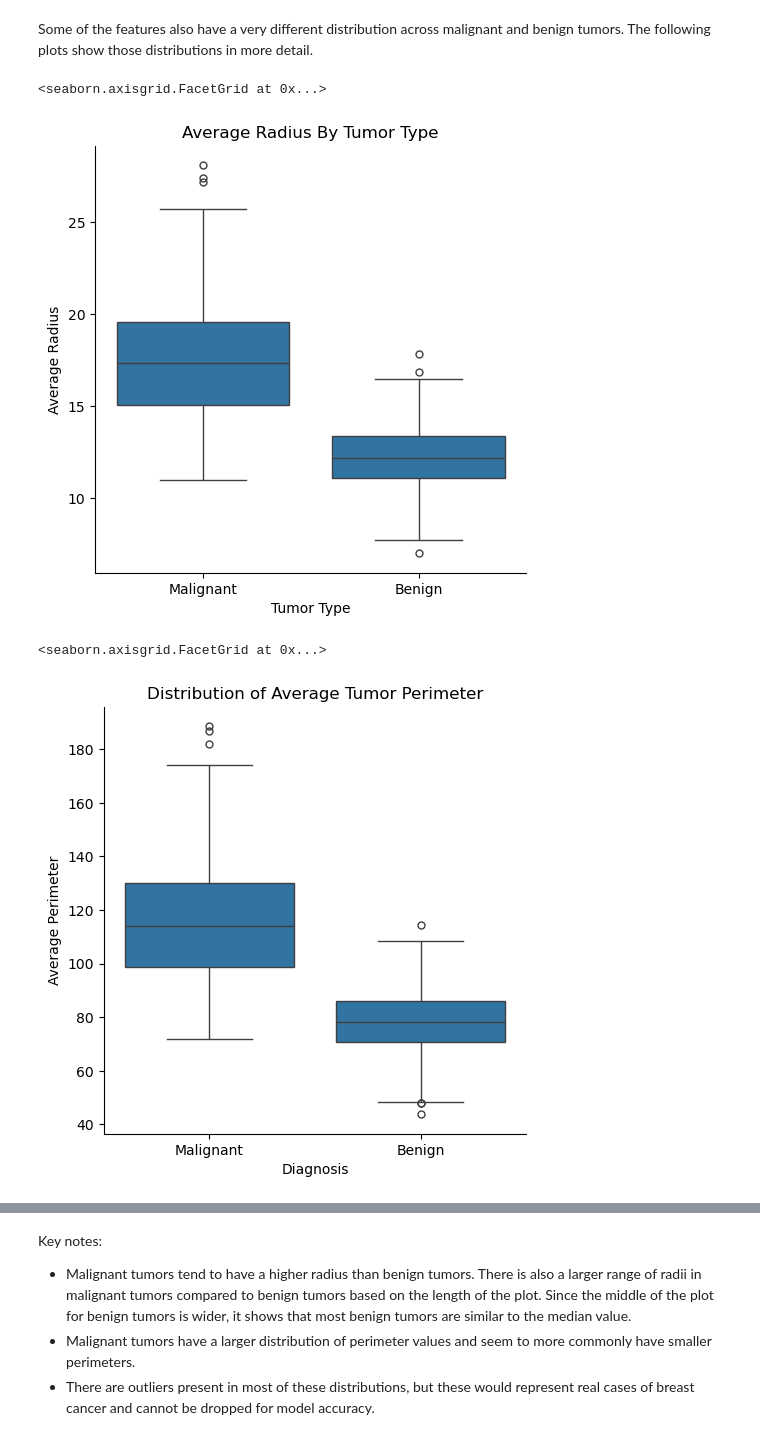
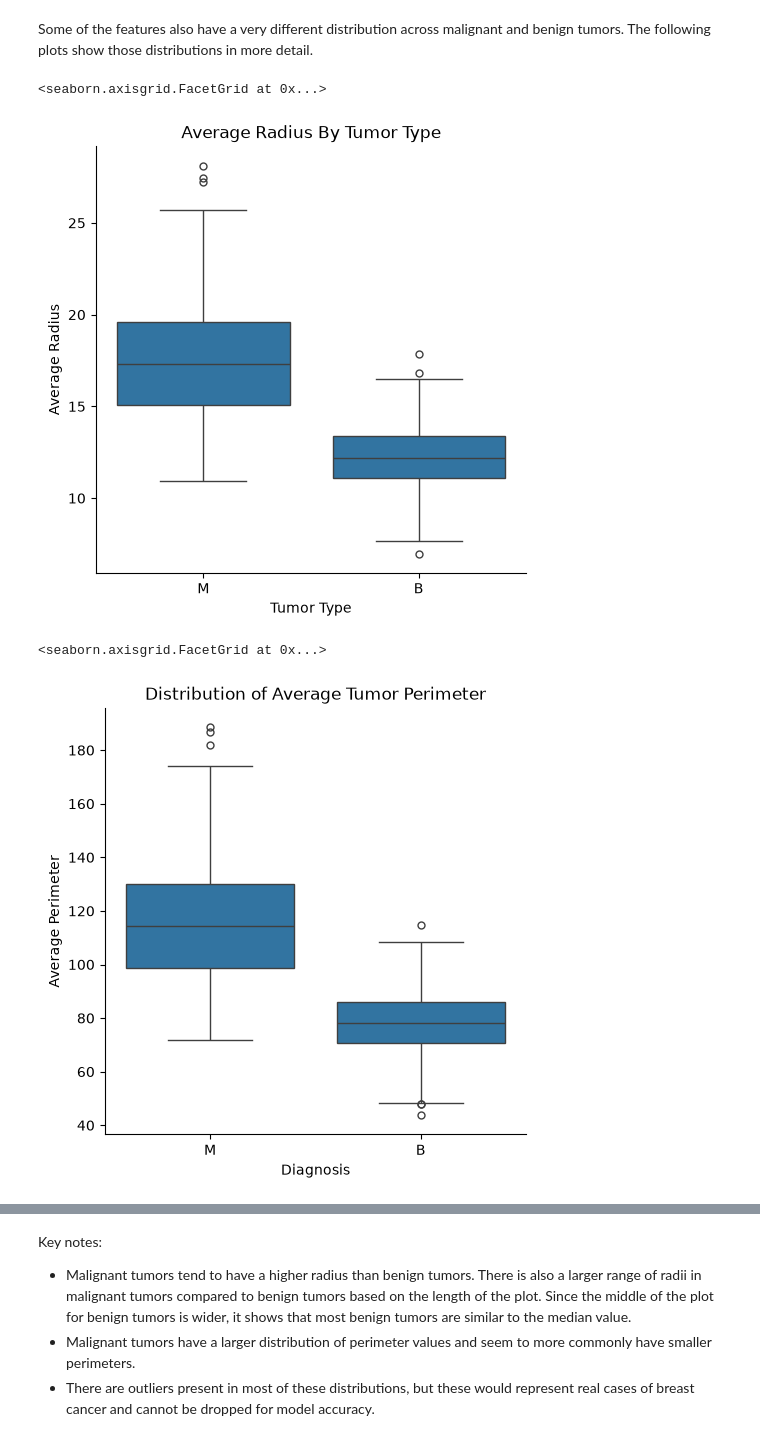
Before and after one commit to anvitab110/curly-octo-sniffle, a Jupyter notebook: bc_practice.ipynb, the cells around one changed output, grey strips where cells are left out. Cells and saved outputs as stored; diff of their text form; code cells hidden in the pictures.

```diff
--- a/bc_practice.ipynb
+++ b/bc_practice.ipynb
@@ -87,19 +92,17 @@ Some of the features also have a very different distribution across malignant an
 # %%
 #box plot for radius distribution
 plot = sns.catplot(data = df, x = "diagnosis", y = "Radius_mean", kind = "box")
-plot.set(title = "Average Radius By Tumor Type", xlabel = "Tumor Type", ylabel = "Average Radius",
-         xticklabels= ['Malignant', 'Benign'])
+plot.set(title = "Average Radius By Tumor Type", xlabel = "Tumor Type", ylabel = "Average Radius")
 # %% [output]
 <seaborn.axisgrid.FacetGrid at 0x...>
-[figure, old version]
+[figure, new version]
 # %%
 #box plot for tumor perimeter
 plot = sns.catplot(data = df, x = "diagnosis", y = "perimeter_mean", kind = "box")
-plot.set(title = "Distribution of Average Tumor Perimeter", xlabel = "Diagnosis", ylabel = "Average Perimeter",
-         xticklabels = ['Malignant', 'Benign'])
+plot.set(title = "Distribution of Average Tumor Perimeter", xlabel = "Diagnosis", ylabel = "Average Perimeter")
 # %% [output]
 <seaborn.axisgrid.FacetGrid at 0x...>
-[figure, old version]
+[figure, new version]
 # %%
 #area
 plot = sns.catplot(data = df, x = "diagnosis", y = "area_mean", kind = "box")
```
Also changed, not shown: parts of 19 cells of this notebook.
